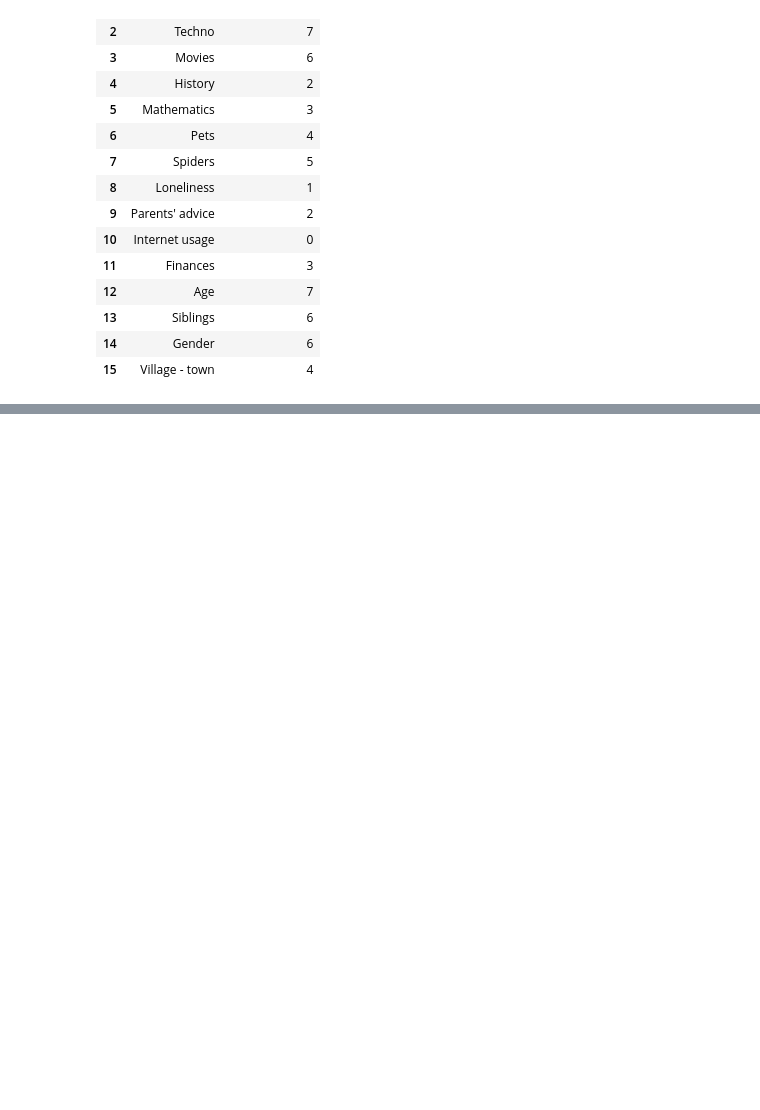
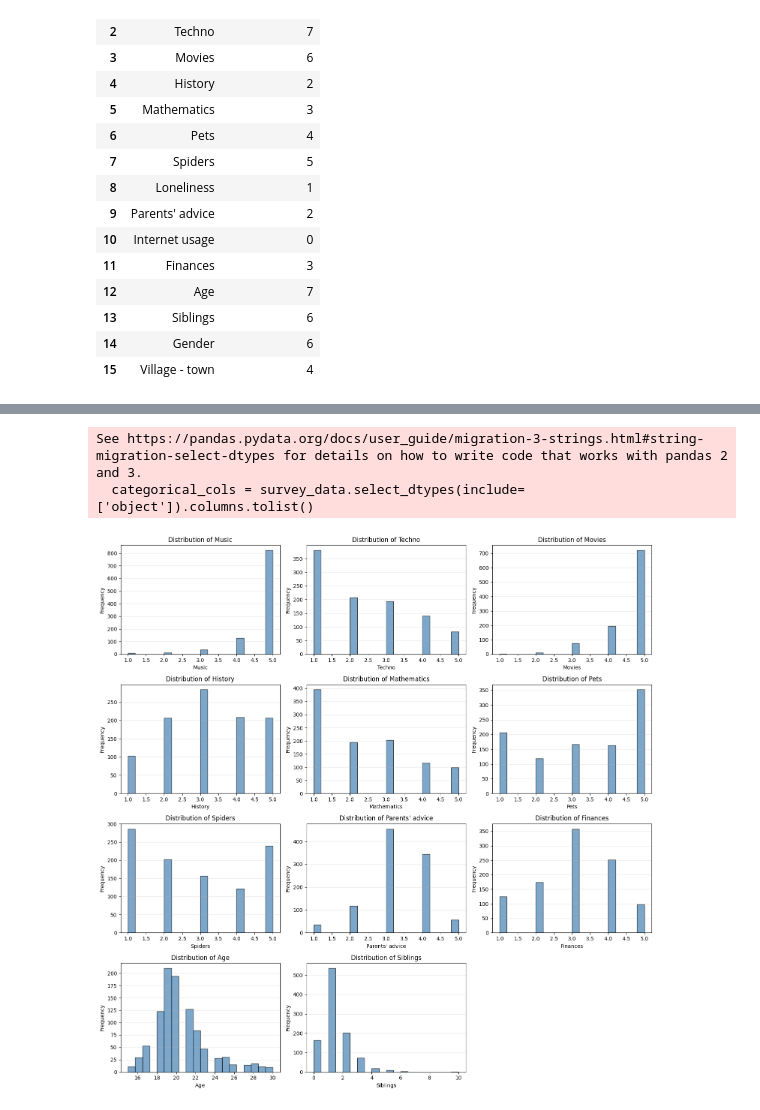
Before and after one commit to SnowSE/project-preprocessing-ma-teo-1, a Jupyter notebook: project.ipynb, the cells around one changed output, grey strips where cells are left out. Saved outputs shown, nothing was run; the diff lists cells and outputs as text; code cells hidden in the pictures; blank space fills up the shorter version.

```diff
--- a/project.ipynb
+++ b/project.ipynb
@@ -91,0 +134,29 @@ We are trying to predict the Loneliness score based on the other features in the
+# %%
+numerical_cols = survey_data.select_dtypes(include=[np.number]).columns.tolist()
+categorical_cols = survey_data.select_dtypes(include=['object']).columns.tolist()
+
+if 'Loneliness' in numerical_cols:
+    numerical_cols.remove('Loneliness')
+if 'Unnamed: 0' in numerical_cols:
+    numerical_cols.remove('Unnamed: 0')
+# %% [output]
+See https://pandas.pydata.org/docs/user_guide/migration-3-strings.html#string-migration-select-dtypes for details on how to write code that works with pandas 2 and 3.
+  categorical_cols = survey_data.select_dtypes(include=['object']).columns.tolist()
+# %%
+fig, axes = plt.subplots(4, 3, figsize=(15, 15))
+axes = axes.ravel()
+
+for idx, col in enumerate(numerical_cols):
+    axes[idx].hist(survey_data[col].dropna(), bins=20, color='steelblue', edgecolor='black', alpha=0.7)
+    axes[idx].set_title(f'Distribution of {col}')
+    axes[idx].set_xlabel(col)
+    axes[idx].set_ylabel('Frequency')
+    axes[idx].grid(axis='y', alpha=0.3)
+
+for idx in range(len(numerical_cols), len(axes)):
+    axes[idx].set_visible(False)
+
+plt.tight_layout()
+plt.show()
+# %% [output]
+[figure, added]
```
Also changed, not shown: parts of 44 cells of this notebook.
